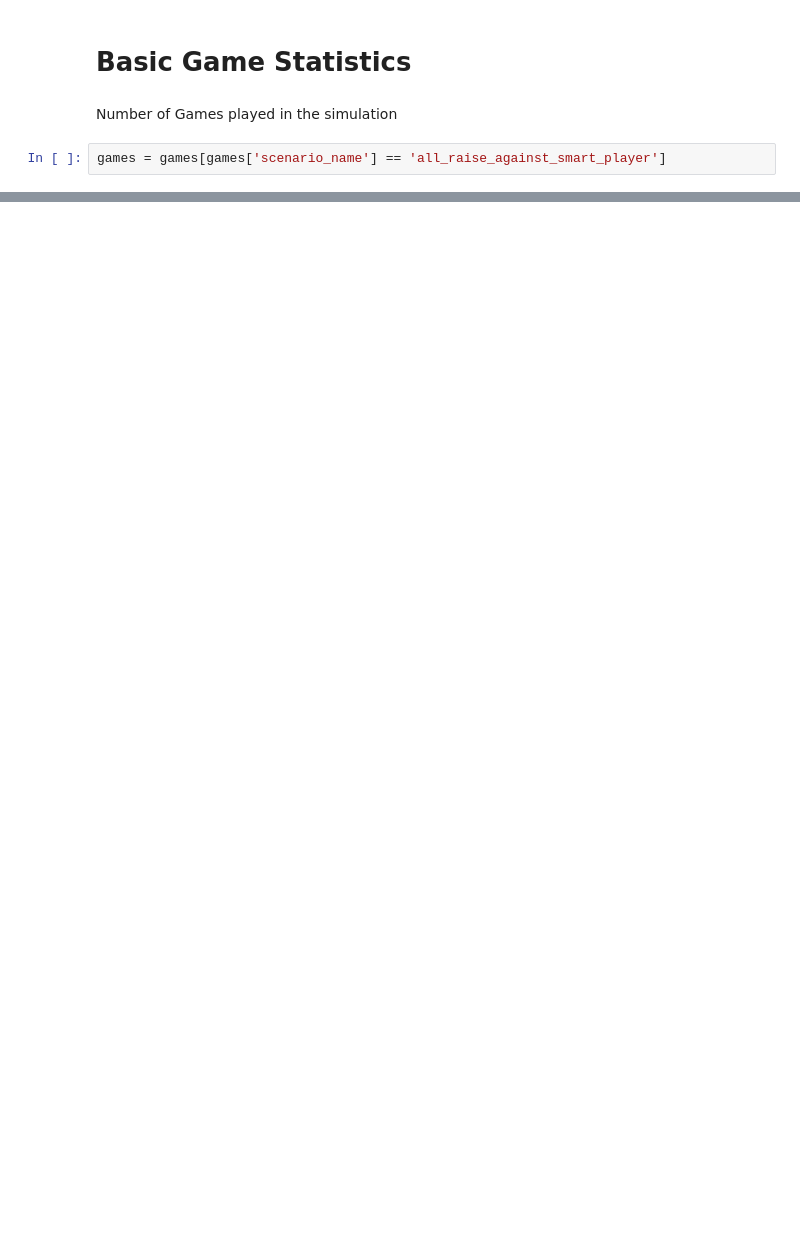
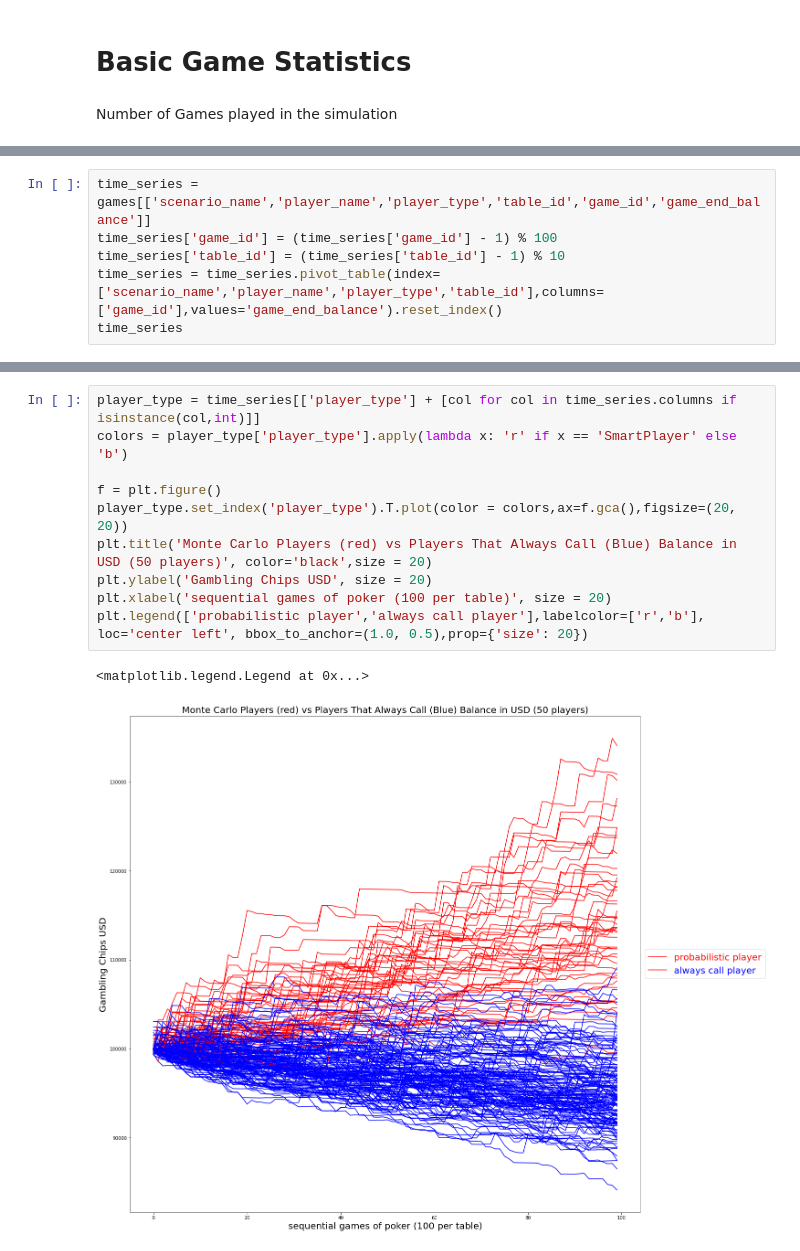
Before and after one commit to Silber8806/PokerPro, a Jupyter notebook: source_code/analysis/Poker Simulation Analysis.ipynb, the cells around one changed output, grey strips where cells are left out. Cells and saved outputs as stored; diff of their text form; blank space fills up the shorter version.

```diff
--- a/source_code/analysis/Poker Simulation Analysis.ipynb
+++ b/source_code/analysis/Poker Simulation Analysis.ipynb
@@ -104,5 +86,3 @@ hands
 # Basic Game Statistics
 # %% [markdown]
 Number of Games played in the simulation
-# %%
-games = games[games['scenario_name'] == 'all_raise_against_smart_player']
@@ -165,0 +171,6 @@ best_two_card_hands.groupby('player_name').head(10)
+# %%
+time_series = games[['scenario_name','player_name','player_type','table_id','game_id','game_end_balance']]
+time_series['game_id'] = (time_series['game_id'] - 1) % 100
+time_series['table_id'] = (time_series['table_id'] - 1) % 10
+time_series = time_series.pivot_table(index=['scenario_name','player_name','player_type','table_id'],columns=['game_id'],values='game_end_balance').reset_index()
+time_series
@@ -165,0 +201,13 @@ best_two_card_hands.groupby('player_name').head(10)
+# %%
+player_type = time_series[['player_type'] + [col for col in time_series.columns if isinstance(col,int)]]
+colors = player_type['player_type'].apply(lambda x: 'r' if x == 'SmartPlayer' else 'b')
+
+f = plt.figure()
+player_type.set_index('player_type').T.plot(color = colors,ax=f.gca(),figsize=(20, 20))
+plt.title('Monte Carlo Players (red) vs Players That Always Call (Blue) Balance in USD (50 players)', color='black',size = 20)
+plt.ylabel('Gambling Chips USD', size = 20)
+plt.xlabel('sequential games of poker (100 per table)', size = 20)
+plt.legend(['probabilistic player','always call player'],labelcolor=['r','b'], loc='center left', bbox_to_anchor=(1.0, 0.5),prop={'size': 20})
+# %% [output]
+<matplotlib.legend.Legend at 0x...>
+[figure, added]
```
Also changed, not shown: parts of 17 cells of this notebook, 1 other file.
